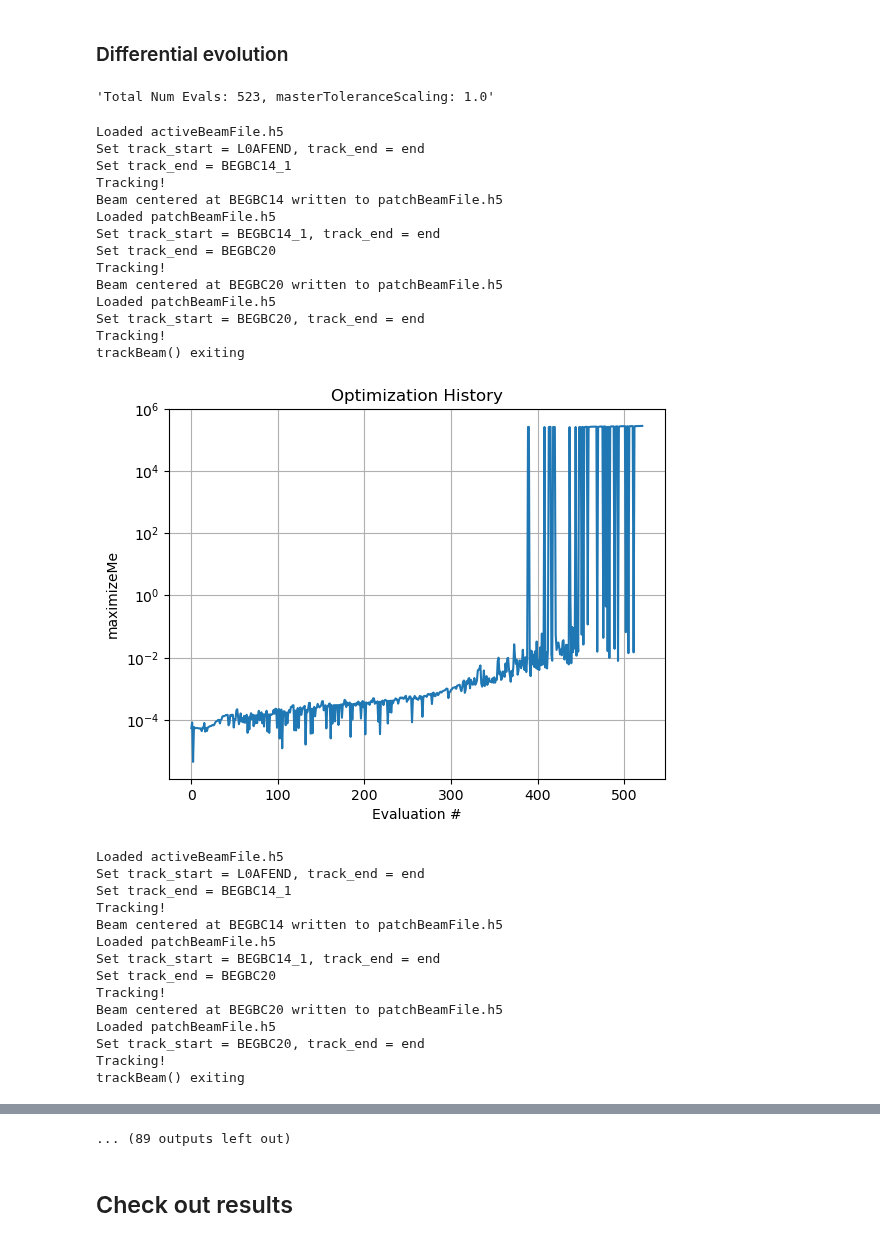
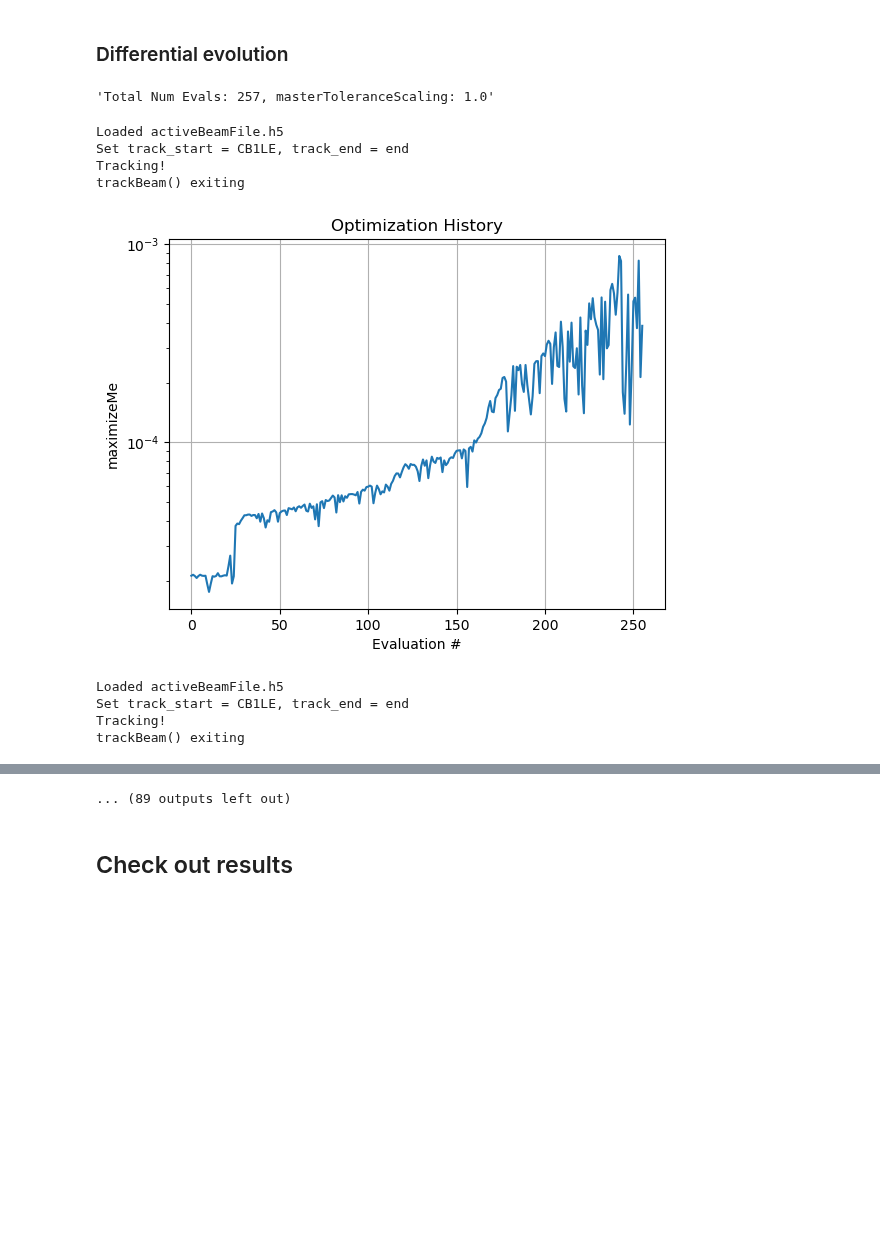
Before and after one commit to slaclab/Jitter-Forked-FACET2-Bmad-PyTao, a Jupyter notebook: 2024-09-16 Two bunch optimizer - evolving tolerance.ipynb, the cells around one changed output, grey strips where cells are left out. Saved outputs shown, nothing was run; the diff lists cells and outputs as text; code cells hidden in the pictures; blank space fills up the shorter version.

Commit message:
Testing COBYQA optimizer

```diff
--- a/2024-09-16 Two bunch optimizer - evolving tolerance.ipynb
+++ b/2024-09-16 Two bunch optimizer - evolving tolerance.ipynb
@@ -34,7 +34,7 @@ masterToleranceScalingEnd = 1.0
 masterToleranceScalingEvolutionSteps = 500
 masterToleranceScaling = masterToleranceScalingStart
 
-usingCheckpoint = False
+usingCheckpoint = True
 #checkpointElement = "MFFF"
 #checkpointElement = "IM1988" #Shortly upstream of BEGBC20
 checkpointElement = "CB1LE" #Shortly downstream of BEGBC20; there's an intervening dipole though
@@ -68,8 +68,8 @@ pbounds = {
     # "QE10525kG": eval(importedDefaultSettings["QE10525kGBounds"]),
 
 
-    'L1PhaseSet': (-60, 60),
-    'L2PhaseSet': (-60, 60),
+    # 'L1PhaseSet': (-60, 60),
+    # 'L2PhaseSet': (-60, 60),
 
     # "Q1EkG":  eval(importedDefaultSettings["Q1EkGBounds"]),
     # "Q2EkG":  eval(importedDefaultSettings["Q2EkGBounds"]),
@@ -529,10 +545,11 @@ defaultSettingsVector = [importedDefaultSettings[key] for key in list(pbounds.ke
 # %%
 from scipy.optimize import minimize
 
-#optimizationType = "differentialEvolution"
-optimizationType = "nelderMead"
-#optimizationType = "L-BFGS-B"
-#optimizationType = "powell"
+#optimizationType = "differentialEvolution" #Classic, standard for exploration
+#optimizationType = "nelderMead"            #Classic, standard for refinement
+#optimizationType = "L-BFGS-B"              #This never seems to work; I think the problem is too noisy to get a reasonable Hessian
+#optimizationType = "powell"                #This never seems to work; I think the orthogonal approach does not fit this problem
+optimizationType = "COBYQA"                #Seems promising. Not timid about making big, coordinated moves
 
 match optimizationType:
 
@@ -588,58 +605,47 @@ match optimizationType:
             defaultSettingsVector,
             method = "Nelder-Mead",
             bounds = bounds,
             #options={'initial_simplex': initial_simplex},
             options={'adaptive': True}
         )
 
     case "L-BFGS-B":
         result = minimize(
             wrapperDE,
             defaultSettingsVector,
             method = "L-BFGS-B",
             bounds = bounds,
             options = {"eps": [-0.001*x for x in defaultSettingsVector]}
         )
 
 
     case "powell":
         result = minimize(
             wrapperDE,
             defaultSettingsVector,
             method = "powell",
             bounds = bounds,
         )
 
+    case "COBYQA":
+        result = minimize(
+            wrapperDE,
+            defaultSettingsVector,
+            method = "COBYQA",
+            bounds = bounds,
+            options = {"scale": True, "initial_tr_radius": 0.01} #"initial_tr_radius" appears to constrain the scaled, not raw, variables
+        )
+
 print(problem.history)
 # %% [output]
-'Total Num Evals: 523, masterToleranceScaling: 1.0'
+'Total Num Evals: 257, masterToleranceScaling: 1.0'
 Loaded activeBeamFile.h5
-Set track_start = L0AFEND, track_end = end
-Set track_end = BEGBC14_1
-Tracking!
-Beam centered at BEGBC14 written to patchBeamFile.h5
-Loaded patchBeamFile.h5
-Set track_start = BEGBC14_1, track_end = end
-Set track_end = BEGBC20
-Tracking!
-Beam centered at BEGBC20 written to patchBeamFile.h5
-Loaded patchBeamFile.h5
-Set track_start = BEGBC20, track_end = end
+Set track_start = CB1LE, track_end = end
 Tracking!
 trackBeam() exiting
-[figure, old version]
+[figure, new version]
 Loaded activeBeamFile.h5
-Set track_start = L0AFEND, track_end = end
-Set track_end = BEGBC14_1
-Tracking!
-Beam centered at BEGBC14 written to patchBeamFile.h5
-Loaded patchBeamFile.h5
-Set track_start = BEGBC14_1, track_end = end
-Set track_end = BEGBC20
-Tracking!
-Beam centered at BEGBC20 written to patchBeamFile.h5
-Loaded patchBeamFile.h5
-Set track_start = BEGBC20, track_end = end
+Set track_start = CB1LE, track_end = end
 Tracking!
 trackBeam() exiting
 Loaded activeBeamFile.h5
```
Also changed, not shown: parts of 6 cells of this notebook, 3 other files.
